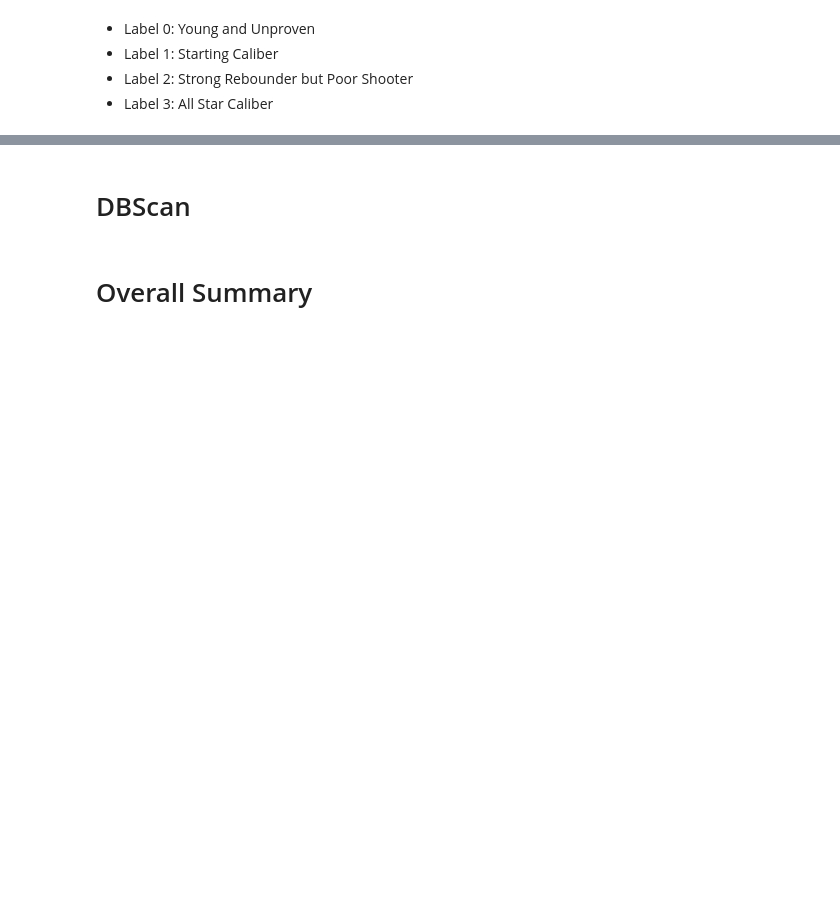
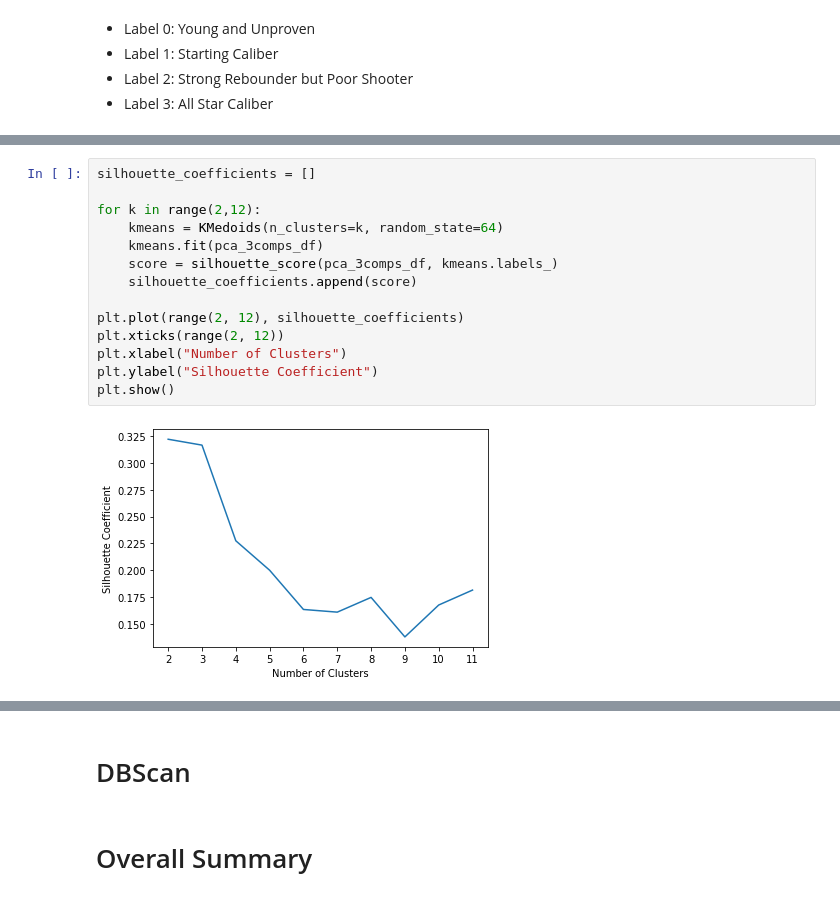
Before and after one commit to rwatling/data-mining-basketball-players, a Jupyter notebook: clustering.ipynb, the cells around one changed output, grey strips where cells are left out. Drawn from its saved outputs; the diff is of its cells as text; blank space fills up the shorter version.

```diff
--- a/clustering.ipynb
+++ b/clustering.ipynb
@@ -685,0 +703,16 @@ Index: []
+# %%
+silhouette_coefficients = []
+
+for k in range(2,12):
+    kmeans = KMedoids(n_clusters=k, random_state=64)
+    kmeans.fit(pca_3comps_df)
+    score = silhouette_score(pca_3comps_df, kmeans.labels_)
+    silhouette_coefficients.append(score)
+
+plt.plot(range(2, 12), silhouette_coefficients)
+plt.xticks(range(2, 12))
+plt.xlabel("Number of Clusters")
+plt.ylabel("Silhouette Coefficient")
+plt.show()
+# %% [output]
+[figure, added]
```
Also changed, not shown: parts of 17 cells of this notebook, 1 other file.
